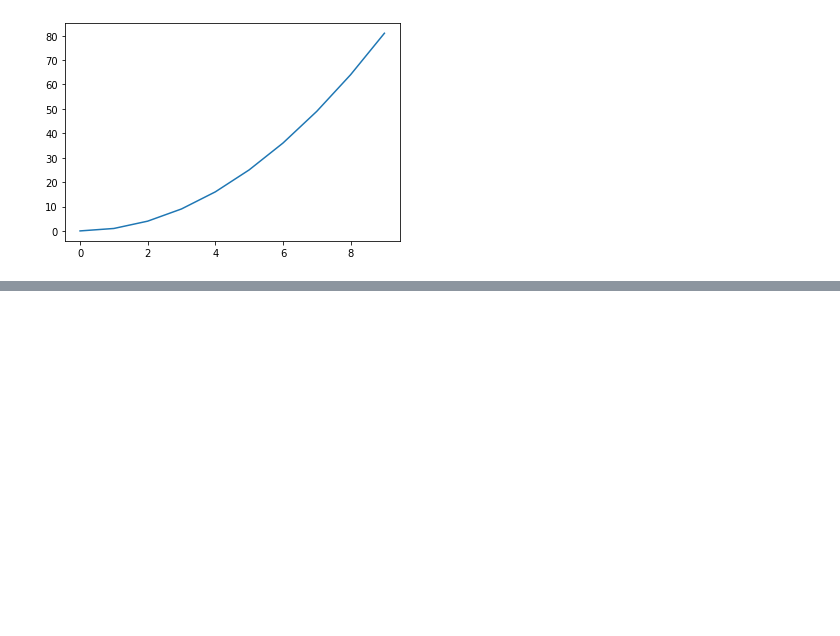
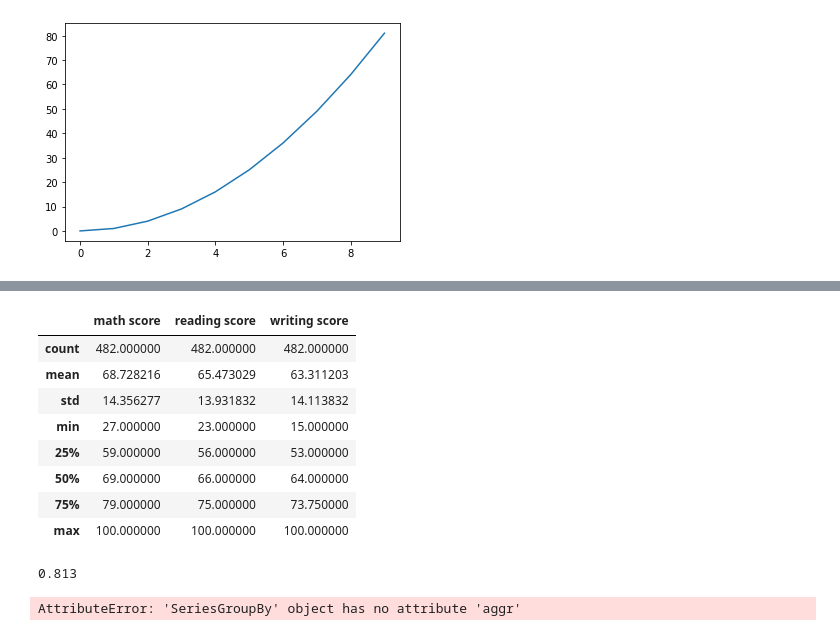
Before and after one commit to IlonaParik/SPBGU-Analitics-2021, a Jupyter notebook: lessons/student_performance.ipynb, the cells around one changed output, grey strips where cells are left out. Drawn from its saved outputs; the diff is of its cells as text; code cells hidden in the pictures; blank space fills up the shorter version.

```diff
--- a/lessons/student_performance.ipynb
+++ b/lessons/student_performance.ipynb
@@ -137,0 +164,12 @@ plt.plot(nums, [x**2 for x in nums])
+# %%
+data[data['gender'] == 'male'].describe()
+# %% [output]
+|  | math score | reading score | writing score |
+| count | 482.000000 | 482.000000 | 482.000000 |
+| mean | 68.728216 | 65.473029 | 63.311203 |
+| std | 14.356277 | 13.931832 | 14.113832 |
+| min | 27.000000 | 23.000000 | 15.000000 |
+| 25% | 59.000000 | 56.000000 | 53.000000 |
+| 50% | 69.000000 | 66.000000 | 64.000000 |
+| 75% | 79.000000 | 75.000000 | 73.750000 |
+| max | 100.000000 | 100.000000 | 100.000000 |
@@ -137,0 +178,8 @@ plt.plot(nums, [x**2 for x in nums])
+# %%
+round(fem_data[fem_data['math score'] > 50].shape[0]/fem_data.shape[0], 3)
+# %% [output]
+0.813
+# %%
+data.groupby('gender')['gender'].aggr(['mean'])
+# %% [output]
+AttributeError: 'SeriesGroupBy' object has no attribute 'aggr'
```
Also changed, not shown: parts of 4 cells of this notebook, 2 other files.
